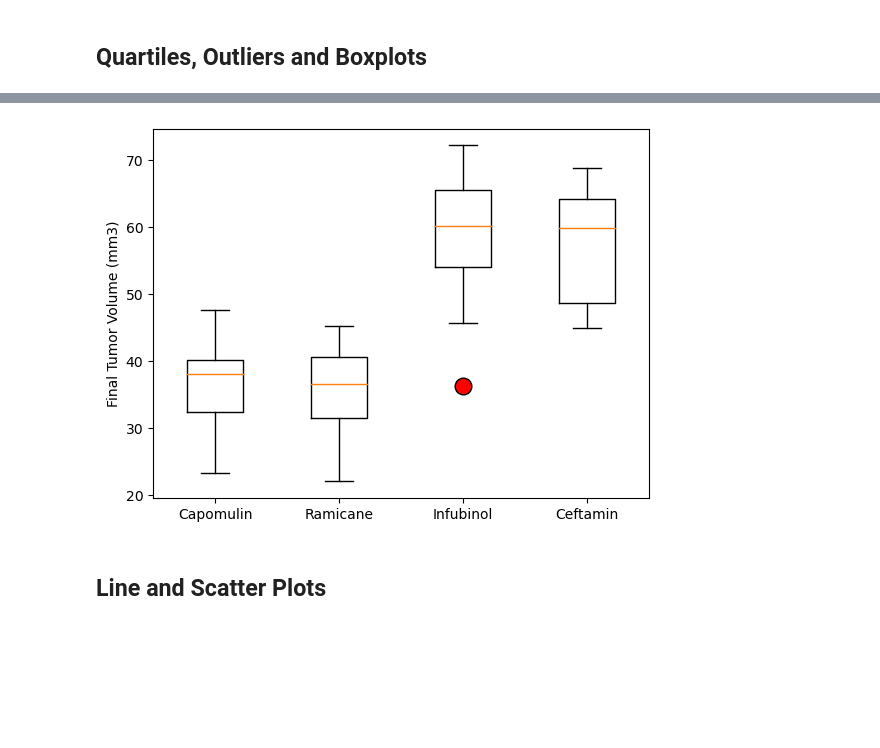
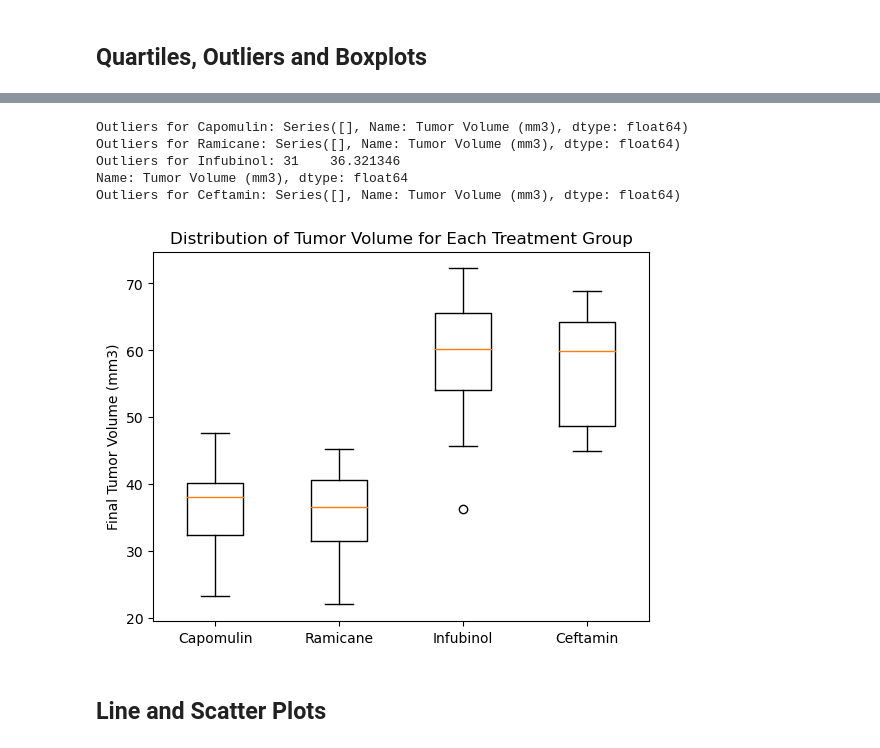
Before and after one commit to ryanhenkel/data_visualization_challenge, a Jupyter notebook: Pymaceuticals/Pymaceuticles.ipynb, the cells around one changed output, grey strips where cells are left out. Cells and saved outputs as stored; diff of their text form; code cells hidden in the pictures; blank space fills up the shorter version.

```diff
--- a/Pymaceuticals/Pymaceuticles.ipynb
+++ b/Pymaceuticals/Pymaceuticles.ipynb
@@ -158,8 +201,12 @@ summary_stats
 # %%
 # Calculate the final tumor volume of each mouse across four of the treatment regimens:
 # Capomulin, Ramicane, Infubinol, and Ceftamin
+treatments = ["Capomulin", "Ramicane", "Infubinol", "Ceftamin"]
+selected = clean_data[clean_data["Drug Regimen"].isin(treatments)]
 
 # Start by getting the last (greatest) timepoint for each mouse
-
+selected = selected[selected["Timepoint"] == 45]
+selected = selected.groupby("Drug Regimen").head()
 
 # Merge this group df with the original DataFrame to get the tumor volume at the last timepoint
+selected = pd.merge(selected, clean_data[clean_data["Drug Regimen"].isin(treatments)])
@@ -188,0 +213,4 @@ Ceftamin's potential outliers: Series([], Name: Tumor Volume (mm3), dtype: float
+# %%
+max_tumor = clean_data.groupby("Mouse ID")["Timepoint"].max()
+max_tumor = max_tumor.reset_index()
+max_tumor
@@ -188,0 +231,3 @@ Ceftamin's potential outliers: Series([], Name: Tumor Volume (mm3), dtype: float
+# %%
+merge_dataframe = max_tumor.merge(clean_data,on=["Mouse ID", "Timepoint"],how="left")
+merge_dataframe
@@ -189,7 +248,43 @@ Ceftamin's potential outliers: Series([], Name: Tumor Volume (mm3), dtype: float
+# %%
+tumor_vol_data = []
+
+for treatment in treatments:
+    # Locate the rows which contain mice on each drug and get the tumor volumes
+    subset = merge_dataframe.loc[merge_dataframe['Drug Regimen'] == treatment, 'Tumor Volume (mm3)']
+
+    # Add subset to tumor_vol_data list
+    tumor_vol_data.append(subset)
+
+    # Calculate the IQR and quantitatively determine if there are any potential outliers
+    quartiles = subset.quantile([0.25, 0.5, 0.75])
+    lower_quartile = quartiles[0.25]
+    upper_quartile = quartiles[0.75]
+    iqr = upper_quartile - lower_quartile
+
+    # Determine outliers using upper and lower bounds
+    lower_bound = lower_quartile - (1.5 * iqr)
+    upper_bound = upper_quartile + (1.5 * iqr)
+
+    outliers = subset.loc[(subset < lower_bound) | (subset > upper_bound)]
+    print(f"Outliers for {treatment}: {outliers}")
+# %% [output]
+Outliers for Capomulin: Series([], Name: Tumor Volume (mm3), dtype: float64)
+Outliers for Ramicane: Series([], Name: Tumor Volume (mm3), dtype: float64)
+Outliers for Infubinol: 31    36.321346
+Name: Tumor Volume (mm3), dtype: float64
+Outliers for Ceftamin: Series([], Name: Tumor Volume (mm3), dtype: float64)
 # %%
 # Generate a box plot that shows the distrubution of the tumor volume for each treatment group.
+data = []
+for treatment in treatments:
+    data.append(merge_dataframe[merge_dataframe["Drug Regimen"] == treatment]["Tumor Volume (mm3)"].tolist())
+
+plt.boxplot(tumor_vol_data, labels=treatments)
+plt.ylabel("Final Tumor Volume (mm3)")
+plt.title("Distribution of Tumor Volume for Each Treatment Group")
+plt.show()
 # %% [output]
-[figure, old version]
+[figure, new version]
 # %% [markdown]
 ## Line and Scatter Plots
 # %%
```
Also changed, not shown: parts of 17 cells of this notebook, 1 other file.
